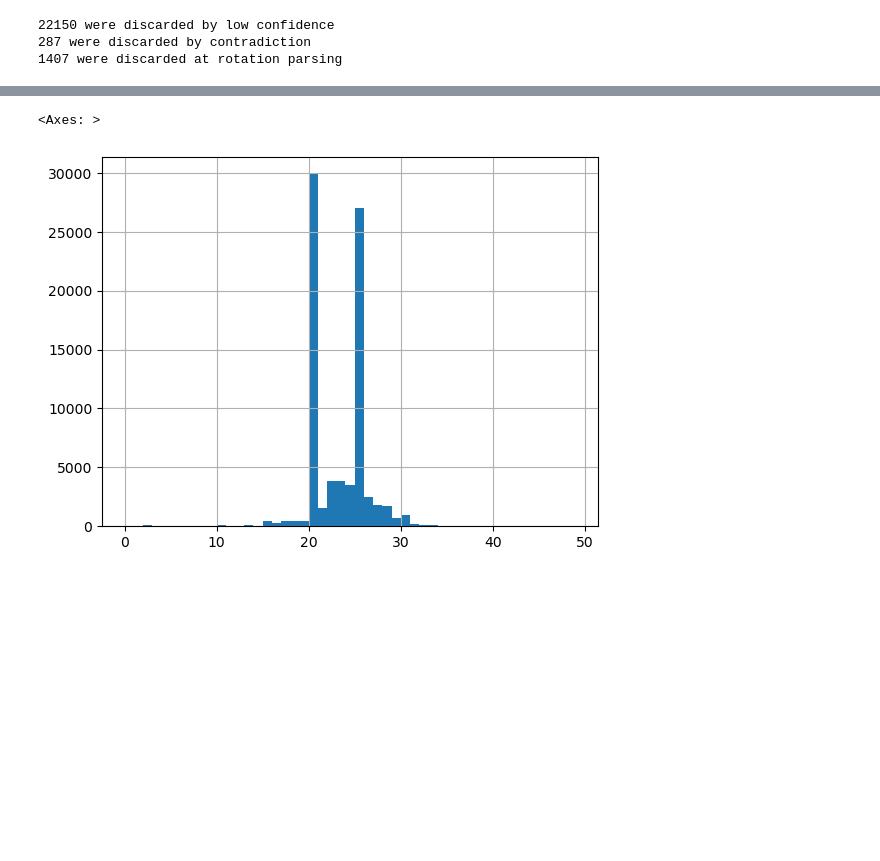
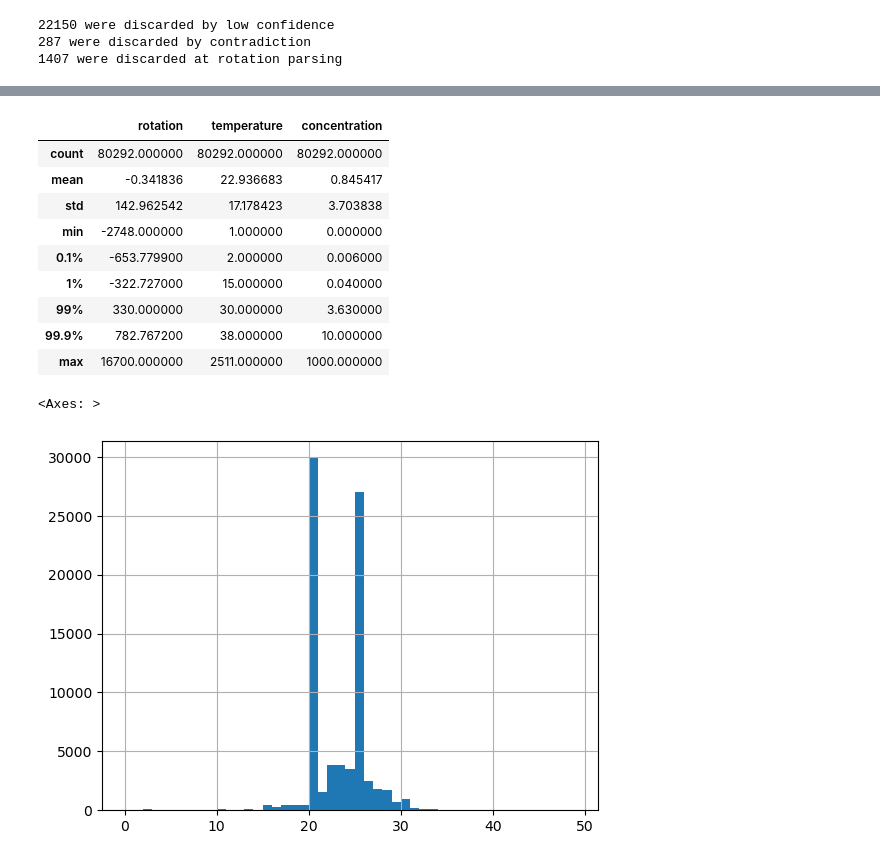
Before and after one commit to craabreu/figshare_stereochem, a Jupyter notebook: collect_curated_rotation_results.ipynb, the cells around one changed output, grey strips where cells are left out. Saved outputs shown, nothing was run; the diff lists cells and outputs as text; code cells hidden in the pictures; blank space fills up the shorter version.

```diff
--- a/collect_curated_rotation_results.ipynb
+++ b/collect_curated_rotation_results.ipynb
@@ -390,4 +395,24 @@ df
 80292 rows × 13 columns
+# %%
+def describe(df, column):
+    return df[column].describe(percentiles=[0.001, 0.01, 0.99, 0.999])
+
+
+desc_df = pd.DataFrame(
+    {col: describe(df, col) for col in ["rotation", "temperature", "concentration"]}
+)
+desc_df
+# %% [output]
+|  | rotation | temperature | concentration |
+| count | 80292.000000 | 80292.000000 | 80292.000000 |
+| mean | -0.341836 | 22.936683 | 0.845417 |
+| std | 142.962542 | 17.178423 | 3.703838 |
+| min | -2748.000000 | 1.000000 | 0.000000 |
+| 0.1% | -653.779900 | 2.000000 | 0.006000 |
+| 1% | -322.727000 | 15.000000 | 0.040000 |
+| 99% | 330.000000 | 30.000000 | 3.630000 |
+| 99.9% | 782.767200 | 38.000000 | 10.000000 |
+| max | 16700.000000 | 2511.000000 | 1000.000000 |
 # %%
 df.temperature.hist(bins=np.arange(0, 50, 1))
 # %% [output]
```
Also changed, not shown: parts of 6 cells of this notebook, 1 other file.
